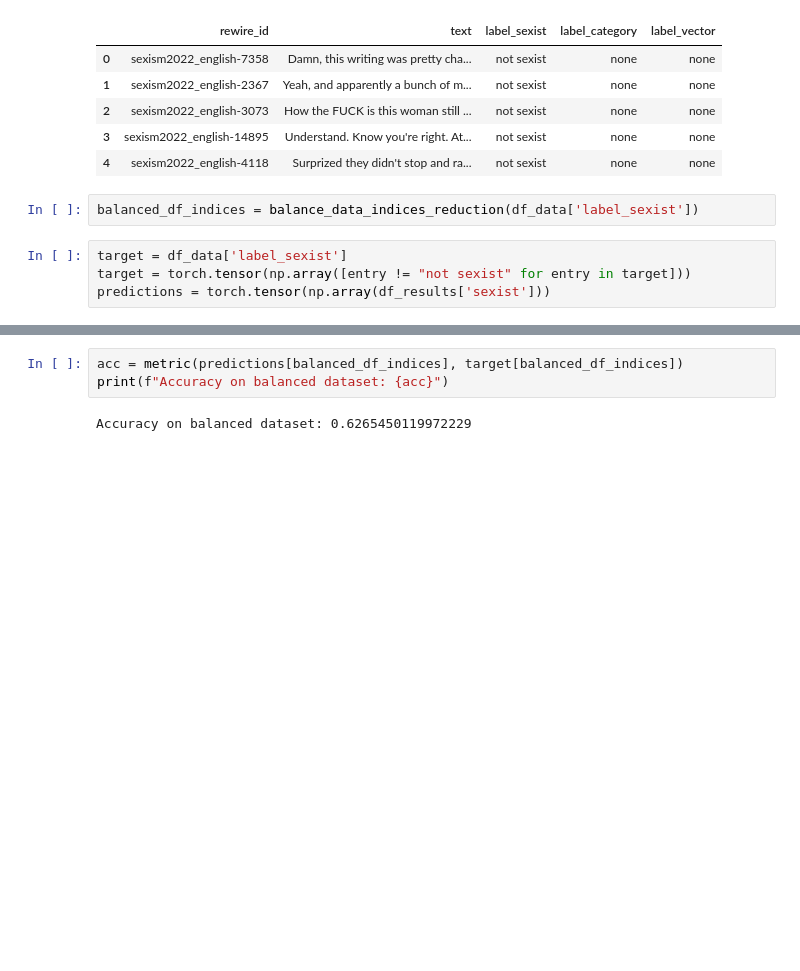
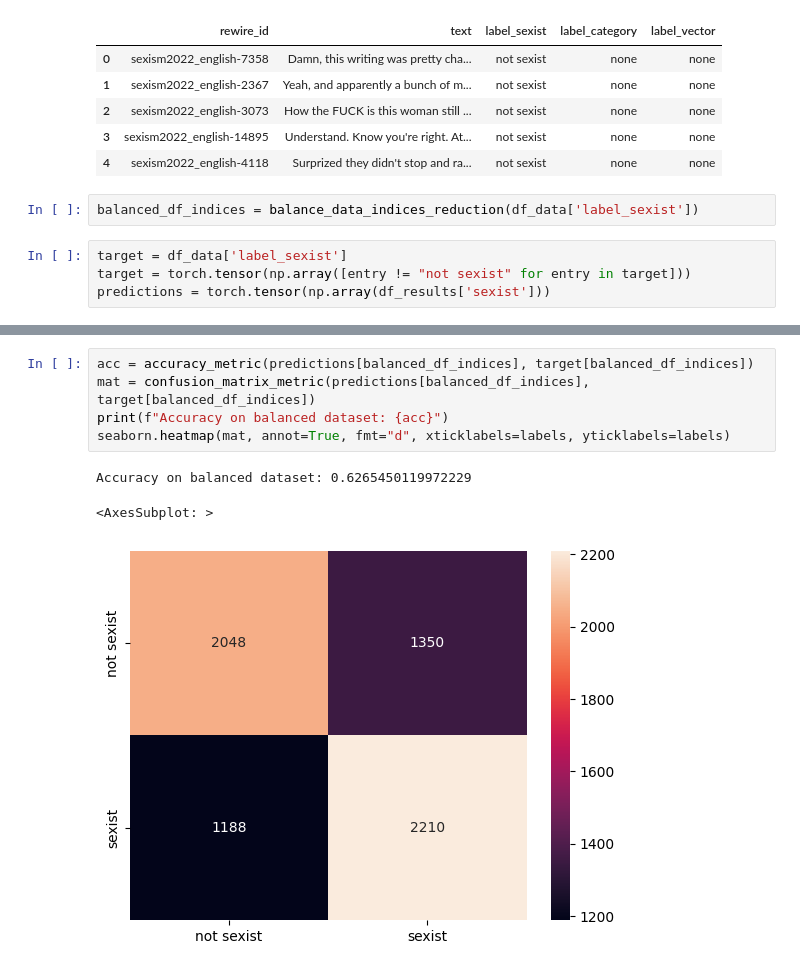
Before and after one commit to Akrielz/computational_lexicology_course, a Jupyter notebook: project/task_a/toxic_bert_heuristic.ipynb, the cells around one changed output, grey strips where cells are left out. Saved outputs shown, nothing was run; the diff lists cells and outputs as text; blank space fills up the shorter version.

```diff
--- a/project/task_a/toxic_bert_heuristic.ipynb
+++ b/project/task_a/toxic_bert_heuristic.ipynb
@@ -67,6 +80,10 @@ Accuracy on whole dataset with prediction for everything 'non-sexist': 0.7572857
 # %%
-acc = metric(predictions[balanced_df_indices], target[balanced_df_indices])
+acc = accuracy_metric(predictions[balanced_df_indices], target[balanced_df_indices])
+mat = confusion_matrix_metric(predictions[balanced_df_indices], target[balanced_df_indices])
 print(f"Accuracy on balanced dataset: {acc}")
+seaborn.heatmap(mat, annot=True, fmt="d", xticklabels=labels, yticklabels=labels)
 # %% [output]
 Accuracy on balanced dataset: 0.6265450119972229
+<AxesSubplot: >
+[figure, added]
 # %%
```
Also changed, not shown: parts of 5 cells of this notebook, 2 other files.
